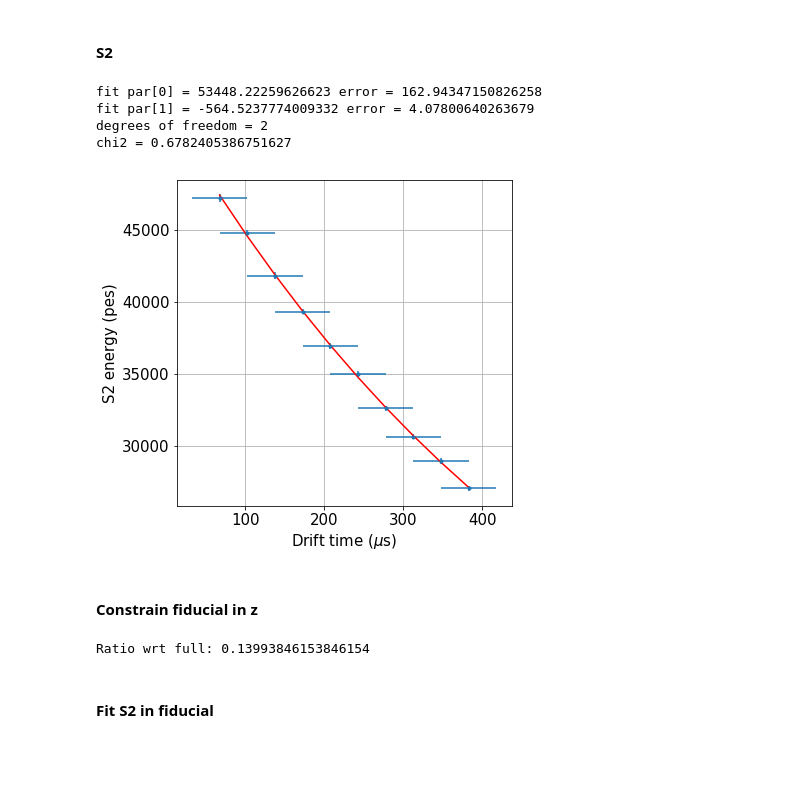
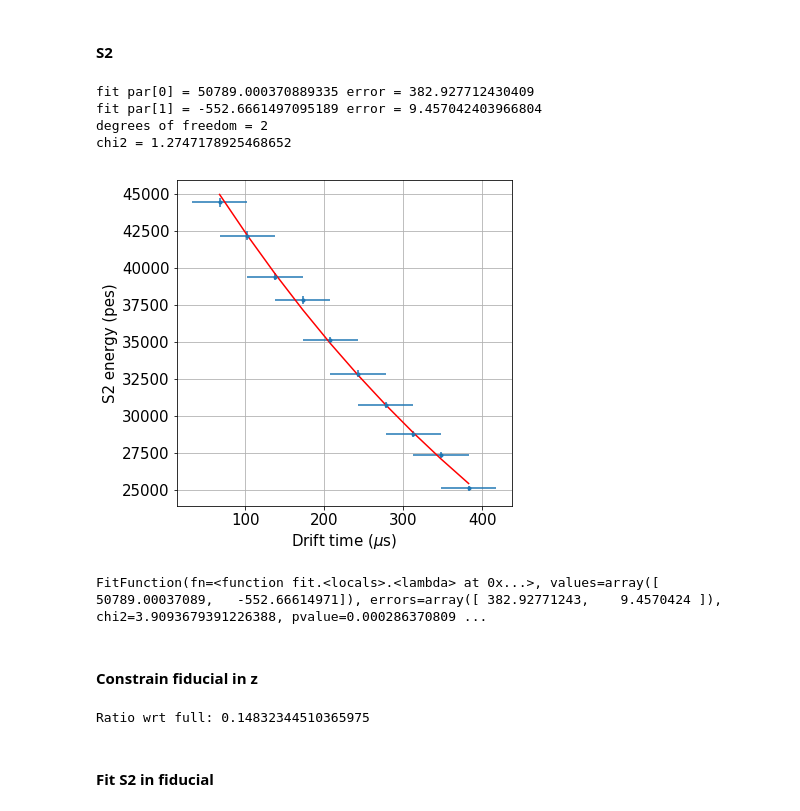
Before and after one commit to bpalmeiro/ICARO, a Jupyter notebook: icaro/Kryptonite/alphas-lifetime.ipynb, the cells around one changed output. Cells and saved outputs as stored; diff of their text form; code cells hidden in the pictures; blank space fills up the shorter version.

```diff
--- a/icaro/Kryptonite/alphas-lifetime.ipynb
+++ b/icaro/Kryptonite/alphas-lifetime.ipynb
@@ -109,7 +112,11 @@ fitOpt  = "r"
 #run_number = 4002
 #run_number = 4021
 #run_number = 4027
-run_number = 4029
+#run_number = 4029
+#run_number = 4035
+#run_number = 4050
+#run_number = 4051
+run_number = 4052
 # %%
 DataPMT = load_db.DataPMT(run_number)
 DataSiPM = load_db.DataSiPM(run_number)
@@ -378,28 +385,33 @@ for i in range(6):
 # %%
 zrange =   50, 400
 Erange = 1e+3, 70e3
 nbins = 10
 F, x, y, sy = profile_and_fit(core.Z, core.S2e,
                     xrange=zrange,
                     yrange=Erange,
                     nbins=nbins,
                     fitpar=(50000,-300), label=("Drift time ($\mu$s)", "S2 energy (pes)"))
-
+-F.values[1]
 print_fit(F)
 print('chi2 = {}'.format(chi2(F, x, y, sy)))
 # %% [output]
-fit par[0] = 53448.22259626623 error = 162.94347150826258
-fit par[1] = -564.5237774009332 error = 4.07800640263679
+fit par[0] = 50789.000370889335 error = 382.927712430409
+fit par[1] = -552.6661497095189 error = 9.457042403966804
 degrees of freedom = 2
-chi2 = 0.6782405386751627
+chi2 = 1.2747178925468652
-[figure, old version]
+[figure, new version]
+# %%
+-F.values[1]
+F
+# %% [output]
+FitFunction(fn=<function fit.<locals>.<lambda> at 0x...>, values=array([ 50789.00037089,   -552.66614971]), errors=array([ 382.92771243,    9.4570424 ]), chi2=3.9093679391226388, pvalue=0.000286370809 ...
 # %% [markdown]
 #### Constrain fiducial in z
 # %%
 cz = core[in_range(core.Z ,50, 400)]
 print("Ratio wrt full:", len(cz)/len(full))
 # %% [output]
-Ratio wrt full: 0.13993846153846154
+Ratio wrt full: 0.14832344510365975
 # %% [markdown]
 #### Fit S2 in fiducial
 # %%
```
Also changed, not shown: parts of 26 cells of this notebook, 1 other file.
